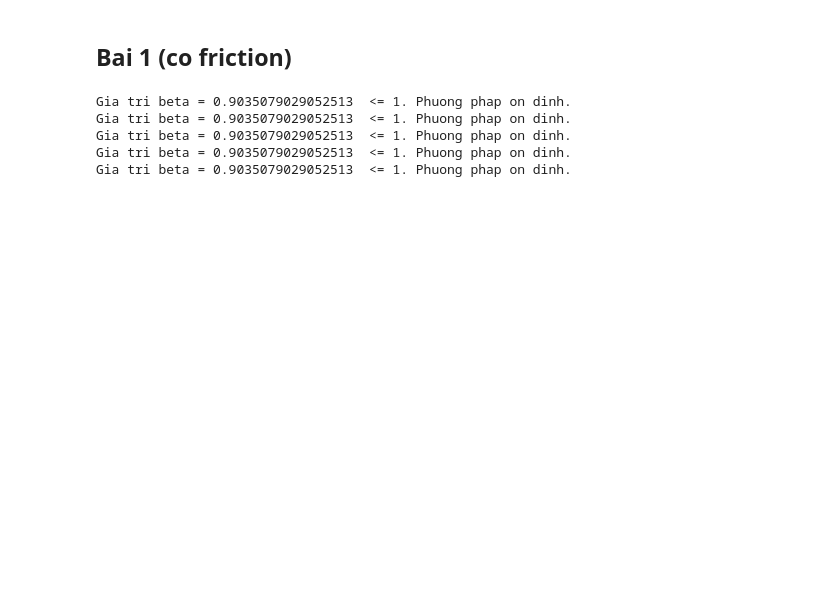
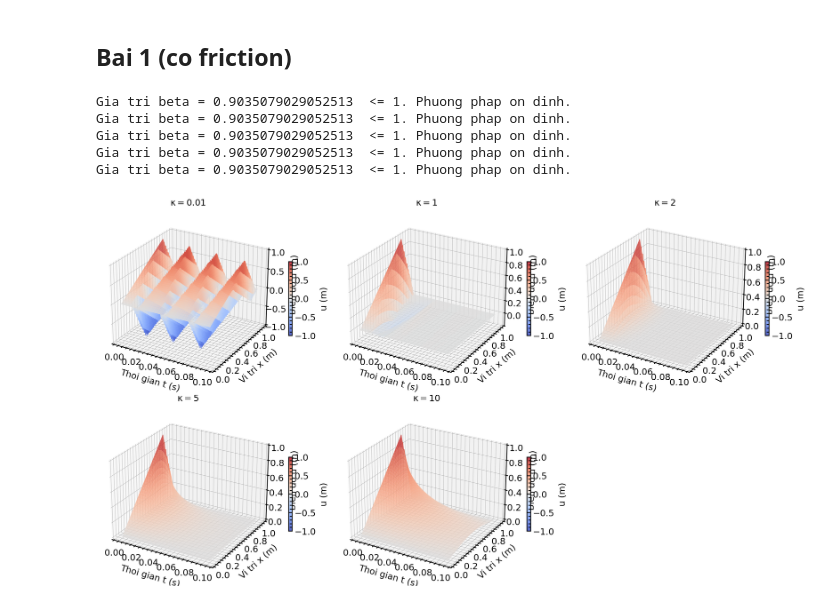
Before and after one commit to nguyentrangiabao05/Personal-Computational-Physics, a Jupyter notebook: BTVN/BTVN8/BTVN8.ipynb, the cells around one changed output. Cells and saved outputs as stored; diff of their text form; code cells hidden in the pictures; blank space fills up the shorter version.

```diff
--- a/BTVN/BTVN8/BTVN8.ipynb
+++ b/BTVN/BTVN8/BTVN8.ipynb
@@ -179,11 +182,40 @@ def ham_forward_friction(c, k, h, tmax, L, f_x, g_x, kappa, rho, filename):
 # %%
 kappa = [0.01, 1, 2, 5, 10]
 
-for k in kappa:
-    ham_forward_friction(c=c, k=delta_t, h=delta_x, tmax=t_max, L=L, f_x=f_x_bai1, g_x=g_x_bai1, kappa=k, rho=rho, filename=f"ketqua_bai1_co_friction_kappa_{k}")
+for i in kappa:
+    ham_forward_friction(c=c, k=delta_t, h=delta_x, tmax=t_max, L=L, f_x=f_x_bai1, g_x=g_x_bai1, kappa=i, rho=rho, filename=f"ketqua_bai1_co_friction_kappa_{i}")
 # %% [output]
 Gia tri beta = 0.9035079029052513  <= 1. Phuong phap on dinh.
 Gia tri beta = 0.9035079029052513  <= 1. Phuong phap on dinh.
 Gia tri beta = 0.9035079029052513  <= 1. Phuong phap on dinh.
 Gia tri beta = 0.9035079029052513  <= 1. Phuong phap on dinh.
 Gia tri beta = 0.9035079029052513  <= 1. Phuong phap on dinh.
+# %%
+t_kappa_001, x_kappa_001, u_kappa_001 = np.loadtxt("ketqua_bai1_co_friction_kappa_0.01_beta_0.90.txt", comments='#', unpack=True, usecols=(2, 3, 4))
+t_kappa_1, x_kappa_1, u_kappa_1 = np.loadtxt("ketqua_bai1_co_friction_kappa_1_beta_0.90.txt", comments='#', unpack=True, usecols=(2, 3, 4))
+t_kappa_2, x_kappa_2, u_kappa_2 = np.loadtxt("ketqua_bai1_co_friction_kappa_2_beta_0.90.txt", comments='#', unpack=True, usecols=(2, 3, 4))
+t_kappa_5, x_kappa_5, u_kappa_5 = np.loadtxt("ketqua_bai1_co_friction_kappa_5_beta_0.90.txt", comments='#', unpack=True, usecols=(2, 3, 4))
+t_kappa_10, x_kappa_10, u_kappa_10 = np.loadtxt("ketqua_bai1_co_friction_kappa_10_beta_0.90.txt", comments='#', unpack=True, usecols=(2, 3, 4))
+# %%
+fig, axes = plt.subplots(2, 3, subplot_kw={'projection': '3d'}, figsize=(25, 14))
+datasets = [
+    (t_kappa_001, x_kappa_001, u_kappa_001, r'$\kappa = 0.01$'),
+    (t_kappa_1,   x_kappa_1,   u_kappa_1,   r'$\kappa = 1$'),
+    (t_kappa_2,   x_kappa_2,   u_kappa_2,   r'$\kappa = 2$'),
+    (t_kappa_5,   x_kappa_5,   u_kappa_5,   r'$\kappa = 5$'),
+    (t_kappa_10,  x_kappa_10,  u_kappa_10,  r'$\kappa = 10$'),
+]
+axes_flat = axes.flatten()
+for i, (t, x, u, title) in enumerate(datasets):
+    ax = axes_flat[i]
+    surf = ve_3d(t, x, u, beta=0.90, ax=ax, cmap='coolwarm', vmin=-1, vmax=1)
+    ax.view_init(elev=25, azim=-60)
+    ax.set_title(title)
+    fig.colorbar(surf, ax=ax, shrink=0.4, label='u (m)',
+                 norm=mcolors.Normalize(vmin=-1, vmax=1))
+axes_flat[-1].set_visible(False)
+plt.tight_layout()
+plt.savefig("wave_all_kappa.pdf", bbox_inches='tight')
+plt.show()
+# %% [output]
+[figure, added]
```
Also changed, not shown: parts of 14 cells of this notebook, 11 other files.
